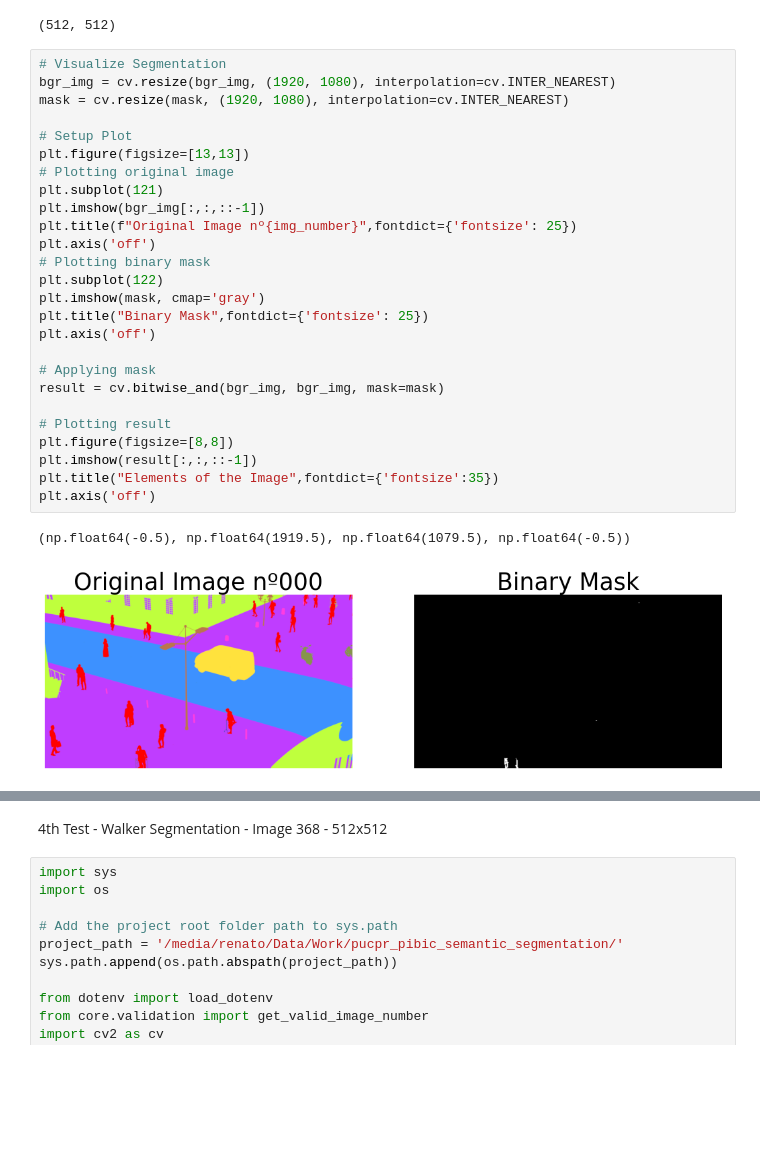
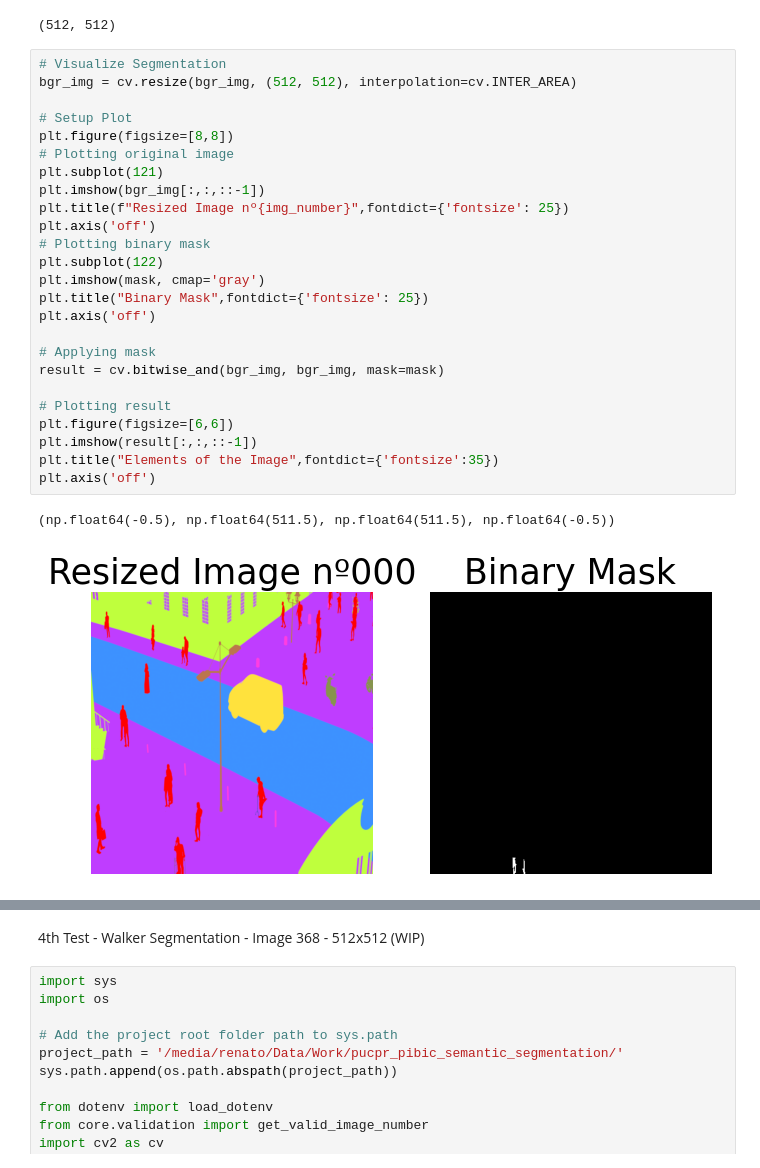
Before and after one commit to rpgouveia/pucpr_pibiti_semantic_segmentation, a Jupyter notebook: study_color_conversion_v2/walker_resize.ipynb, the cells around one changed output, grey strips where cells are left out. Saved outputs shown, nothing was run; the diff lists cells and outputs as text; blank space fills up the shorter version.

```diff
--- a/study_color_conversion_v2/walker_resize.ipynb
+++ b/study_color_conversion_v2/walker_resize.ipynb
@@ -191,30 +193,29 @@ mask.shape
 (512, 512)
 # %%
 # Visualize Segmentation
-bgr_img = cv.resize(bgr_img, (1920, 1080), interpolation=cv.INTER_NEAREST)
-mask = cv.resize(mask, (1920, 1080), interpolation=cv.INTER_NEAREST)
+bgr_img = cv.resize(bgr_img, (512, 512), interpolation=cv.INTER_AREA)
 
 # Setup Plot
-plt.figure(figsize=[13,13])
+plt.figure(figsize=[8,8])
 # Plotting original image
 plt.subplot(121)
 plt.imshow(bgr_img[:,:,::-1])
-plt.title(f"Original Image nº{img_number}",fontdict={'fontsize': 25})
+plt.title(f"Resized Image nº{img_number}",fontdict={'fontsize': 25})
 plt.axis('off')
 # Plotting binary mask
 plt.subplot(122)
 plt.imshow(mask, cmap='gray')
 plt.title("Binary Mask",fontdict={'fontsize': 25})
 plt.axis('off')
 
 # Applying mask
 result = cv.bitwise_and(bgr_img, bgr_img, mask=mask)
 
 # Plotting result
-plt.figure(figsize=[8,8])
+plt.figure(figsize=[6,6])
 plt.imshow(result[:,:,::-1])
 plt.title("Elements of the Image",fontdict={'fontsize':35})
 plt.axis('off')
 # %% [output]
-(np.float64(-0.5), np.float64(1919.5), np.float64(1079.5), np.float64(-0.5))
+(np.float64(-0.5), np.float64(511.5), np.float64(511.5), np.float64(-0.5))
-[figure, old version]
+[figure, new version]
@@ -222,5 +223,5 @@ plt.axis('off')
 # %% [markdown]
-4th Test - Walker Segmentation - Image 368 - 512x512
+4th Test - Walker Segmentation - Image 368 - 512x512 (WIP)
 # %%
 import sys
 import os
```
Also changed, not shown: parts of 12 cells of this notebook, 1 other file.
